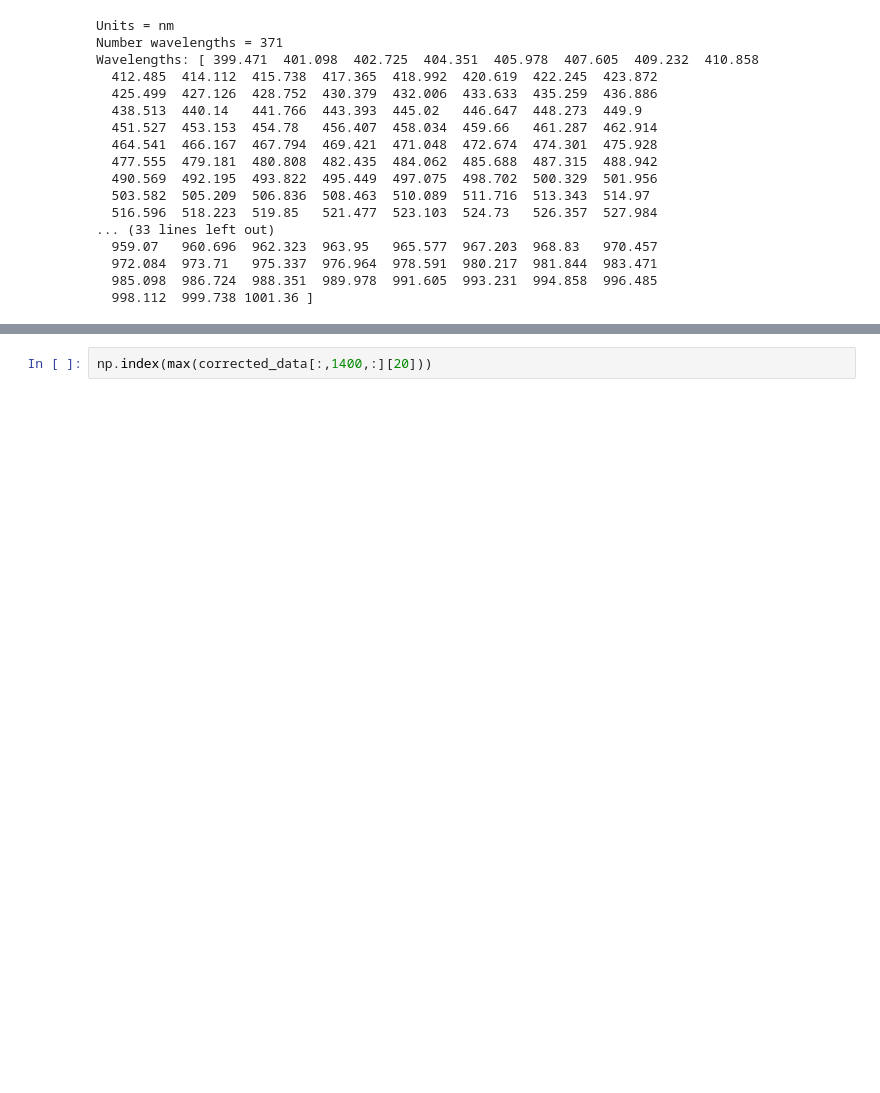
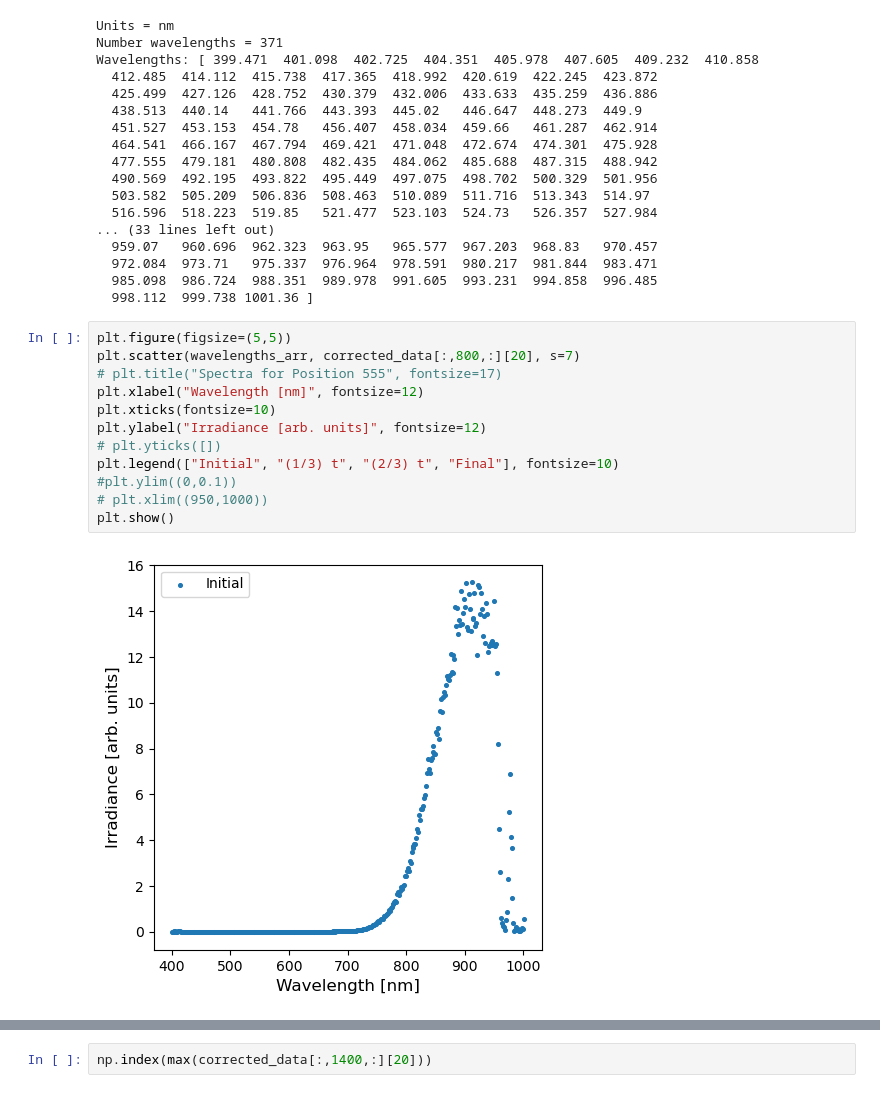
Before and after one commit to NamanJParikh/reu2024-hyperspectral-camera, a Jupyter notebook: PyrometryAnalysis/emission-spectra.ipynb, the cells around one changed output, grey strips where cells are left out. Saved outputs shown, nothing was run; the diff lists cells and outputs as text; blank space fills up the shorter version.

```diff
--- a/PyrometryAnalysis/emission-spectra.ipynb
+++ b/PyrometryAnalysis/emission-spectra.ipynb
@@ -142,3 +142,17 @@ Wavelengths: [ 399.471  401.098  402.725  404.351  405.978  407.605  409.232  41
   972.084  973.71   975.337  976.964  978.591  980.217  981.844  983.471
   985.098  986.724  988.351  989.978  991.605  993.231  994.858  996.485
   998.112  999.738 1001.36 ]
+# %%
+plt.figure(figsize=(5,5))
+plt.scatter(wavelengths_arr, corrected_data[:,800,:][20], s=7)
+# plt.title("Spectra for Position 555", fontsize=17)
+plt.xlabel("Wavelength [nm]", fontsize=12)
+plt.xticks(fontsize=10)
+plt.ylabel("Irradiance [arb. units]", fontsize=12)
+# plt.yticks([])
+plt.legend(["Initial", "(1/3) t", "(2/3) t", "Final"], fontsize=10)
+#plt.ylim((0,0.1))
+# plt.xlim((950,1000))
+plt.show()
+# %% [output]
+[figure, added]
```
Also changed, not shown: parts of 2 cells of this notebook, 1 other file.
